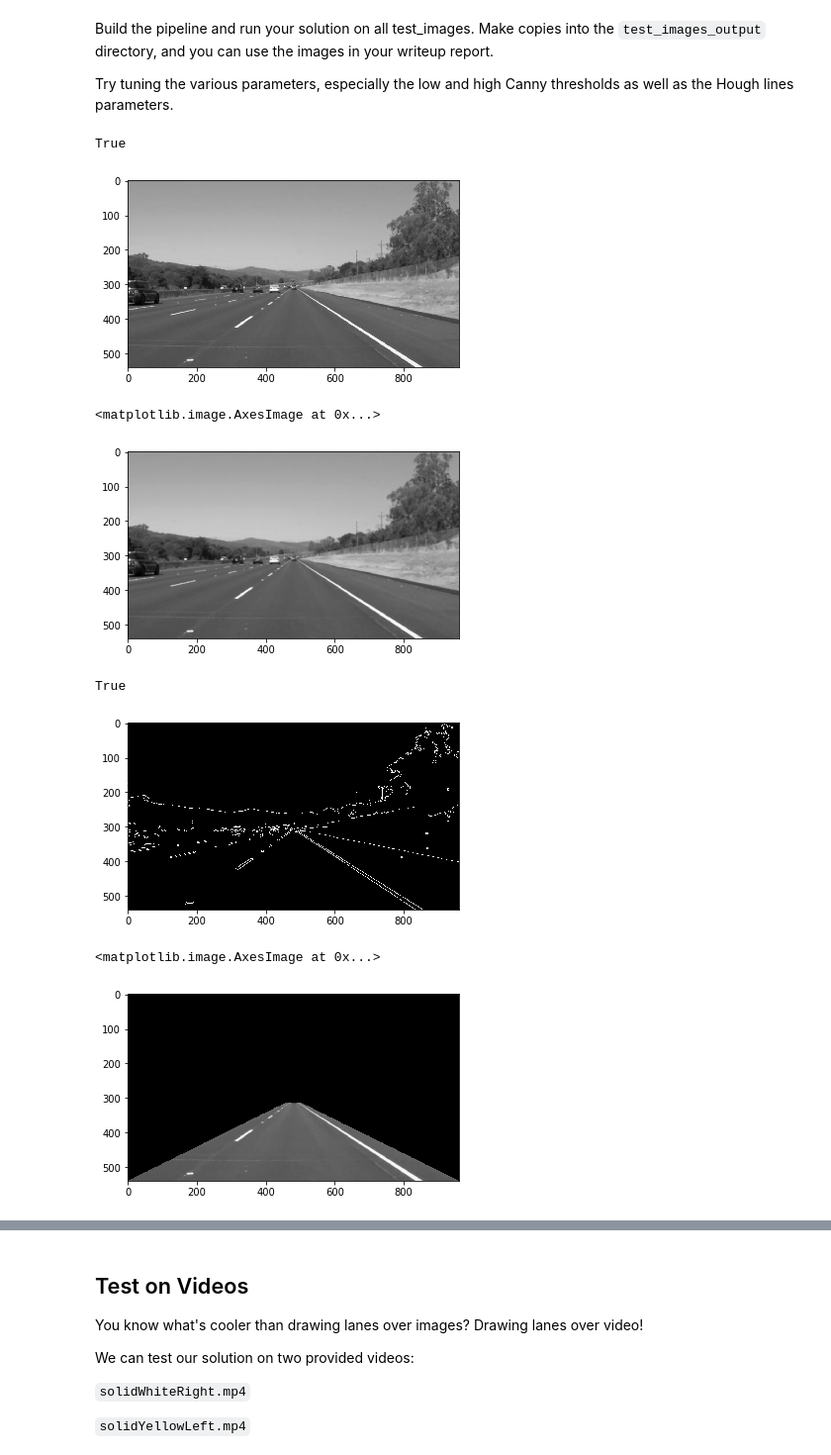
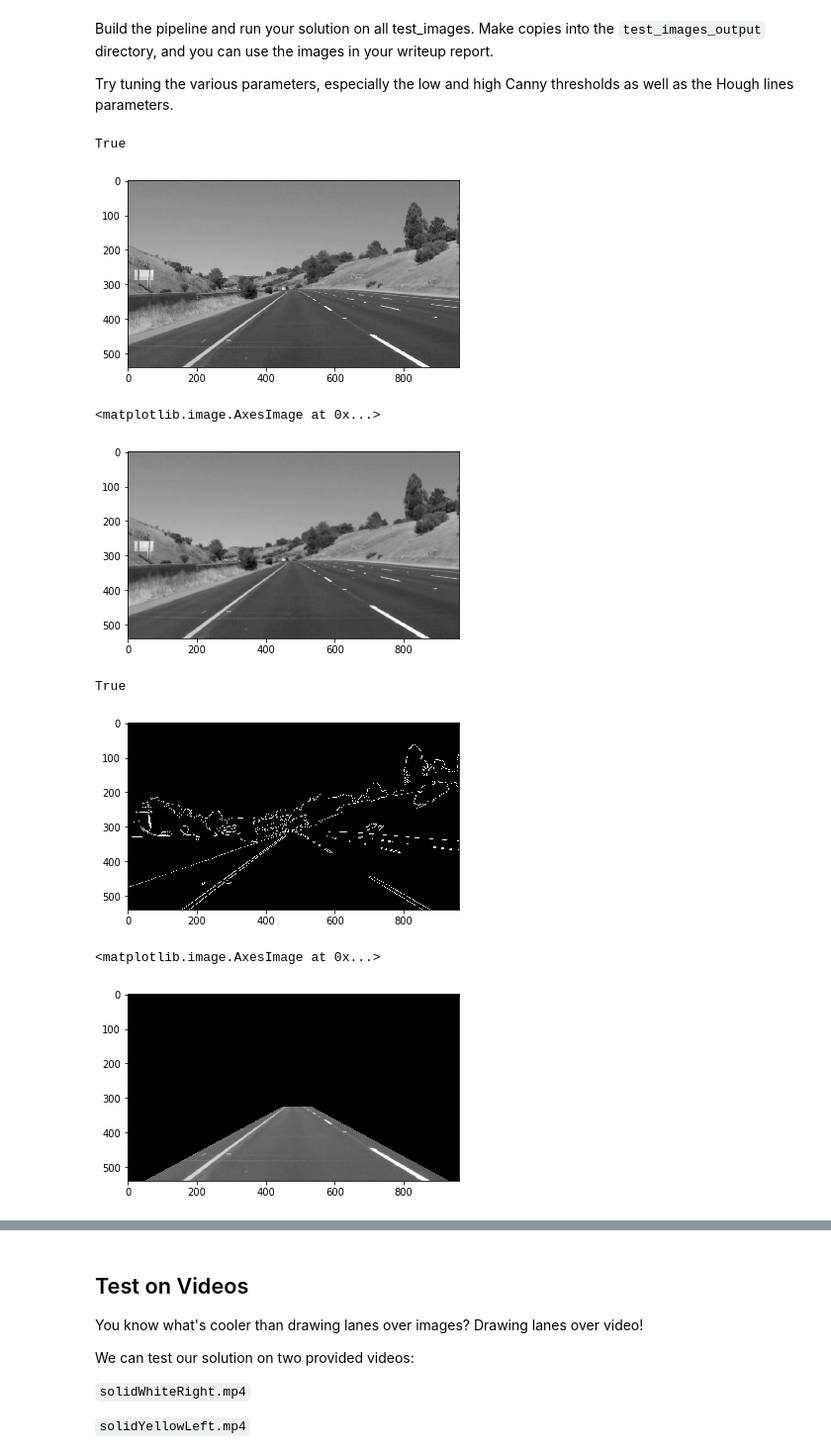
Before and after one commit to VitaliiLakusta/CarND-LaneLines-P1, a Jupyter notebook: P1.ipynb, the cells around one changed output, grey strips where cells are left out. Shown at 99% size. Drawn from its saved outputs; the diff is of its cells as text; code cells hidden in the pictures.

```diff
--- a/P1.ipynb
+++ b/P1.ipynb
@@ -51,7 +51,8 @@ import cv2
 ## Read in an Image
 # %%
 #reading in an image
-image = mpimg.imread('test_images/solidWhiteRight.jpg')
+imgName = 'solidYellowCurve2'
+image = mpimg.imread('test_images/' + imgName + '.jpg')
 
 #printing out some stats and plotting
 print('This image is:', type(image), 'with dimensions:', image.shape)
@@ -234,17 +247,17 @@ Try tuning the various parameters, especially the low and high Canny thresholds
 # %%
 gray = grayscale(image)
 plt.imshow(gray, cmap='gray')
-cv2.imwrite('test_images_output/solidWhiteRight_gray.jpg', gray)
+cv2.imwrite('test_images_output/' + imgName + '.jpg', gray)
 # %% [output]
 True
-[figure, old version]
+[figure, new version]
 # %%
 # apply gaussian blur with kernel 5 on our grayscale image
 gray_with_gauss_blur = gaussian_blur(gray, 5)
 plt.imshow(gray_with_gauss_blur, cmap='gray')
 # %% [output]
 <matplotlib.image.AxesImage at 0x...>
-[figure, old version]
+[figure, new version]
 # %%
 # apply canny edge detection on our gauss blurred image
 canny_img = canny(gray_with_gauss_blur, 50, 150)
@@ -252,17 +265,17 @@ plt.imshow(canny_img, cmap='Greys_r')
 cv2.imwrite('test_images_output/solidWhiteRight_canny.jpg', canny_img)
 # %% [output]
 True
-[figure, old version]
+[figure, new version]
 # %%
 # verify region of interest on a normal image for testing purposes
 xsize = image.shape[1]
 ysize = image.shape[0]
-vertices = np.array([[(0,ysize),(xsize*0.48, ysize*0.58), (xsize*0.52, ysize*0.58), (xsize,ysize)]], dtype=np.int32)
+vertices = np.array([[(50,ysize),(450, 325), (530, 325), (xsize-30,ysize)]], dtype=np.int32)
 gray_gauss_blur_region = region_of_interest(gray_with_gauss_blur, vertices)
 plt.imshow(gray_gauss_blur_region, cmap='gray')
 # %% [output]
 <matplotlib.image.AxesImage at 0x...>
-[figure, old version]
+[figure, new version]
 # %%
 # apply region of interest
 canny_region = region_of_interest(canny_img, vertices)
```
Also changed, not shown: parts of 12 cells of this notebook, 8 other files.
